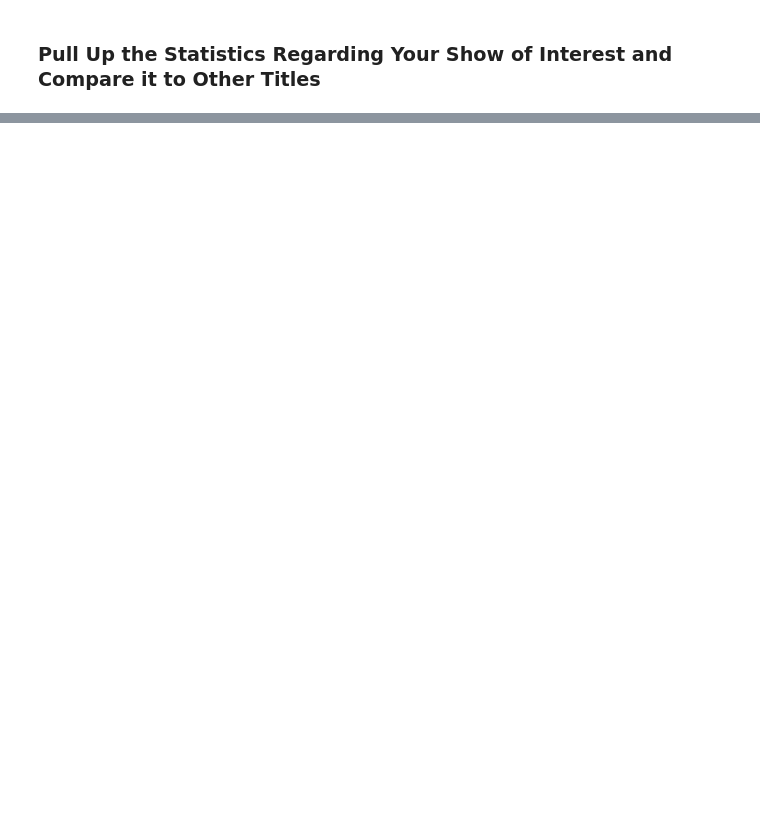
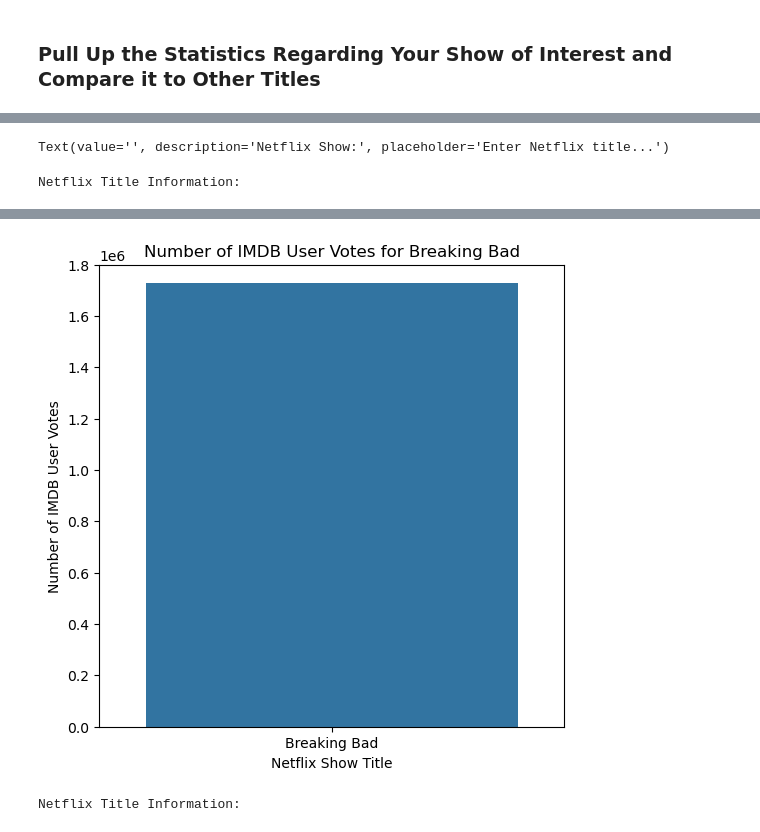
Before and after one commit to doka1331/Project-3-SQLite-Visualization, a Jupyter notebook: show_demo_info_script.ipynb, the cells around one changed output, grey strips where cells are left out. Cells and saved outputs as stored; diff of their text form; code cells hidden in the pictures; blank space fills up the shorter version.

Commit message:
Completed Script with Interactive visuals, analysis

```diff
--- a/show_demo_info_script.ipynb
+++ b/show_demo_info_script.ipynb
@@ -157,0 +120,39 @@ Netflix Title Information:
+# %%
+#Interactivety: Movie Demographic Information
+# Create a text input widget for movie title
+movie_title_input = widgets.Text(
+    value='',
+    placeholder='Enter Netflix title...',
+    description='Netflix Show:',
+    disabled=False
+)
+
+# Display the text input widget
+display(movie_title_input)
+
+# Define a function to display information about the specific movie
+def display_movie_info(movie_title):
+    # Filter the DataFrame based on the entered movie title
+    movie = pandas_netflix_df[pandas_netflix_df['Title'] == movie_title]
+    if not movie.empty:
+        print("Netflix Title Information:")
+        display(movie)
+
+        plt.figure(figsize=(6, 6))
+        ax = sns.barplot(x='Title', y='Number of IMDB User Votes', data=movie, errorbar=None, capsize=0.2)
+        plt.xticks(rotation=0)
+        plt.xlabel('Netflix Show Title')
+        plt.ylabel('Number of IMDB User Votes')
+        plt.title('Number of IMDB User Votes for {}'.format(movie_title))
+        ax.set_ylim(0, 1800000)
+        plt.show()
+
+# Define a function to handle changes in the text input widget
+def handle_text_change(change):
+    display_movie_info(change.new)
+
+# Attach the handle_text_change function to observe changes in the text input widget
+movie_title_input.observe(handle_text_change, names='value')
+# %% [output]
+Text(value='', description='Netflix Show:', placeholder='Enter Netflix title...')
+Netflix Title Information:
@@ -157,0 +161,2 @@ Netflix Title Information:
+[figure, added]
+Netflix Title Information:
```
Also changed, not shown: parts of 2 cells of this notebook.
